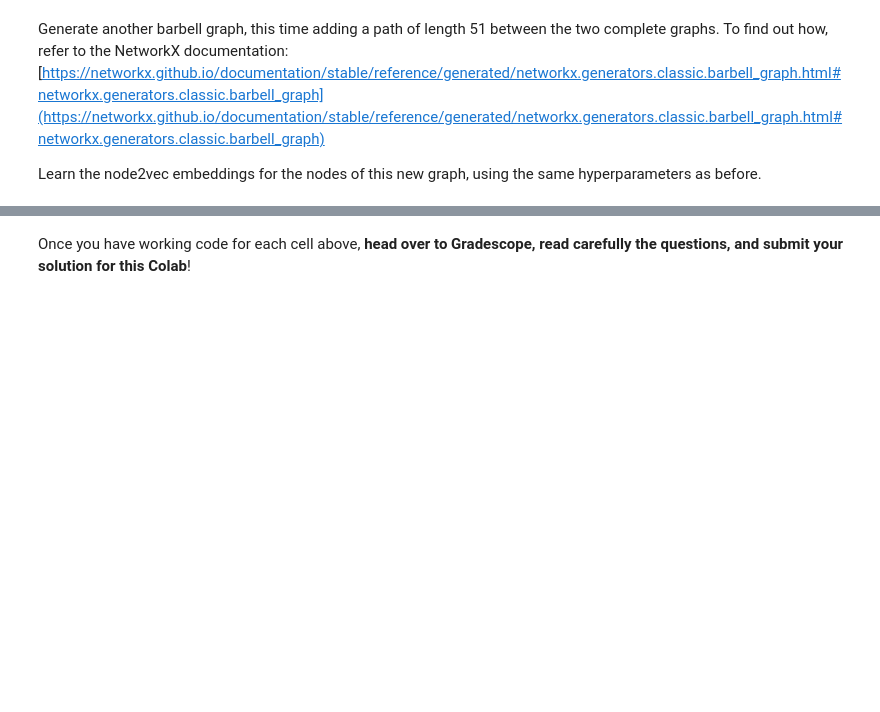
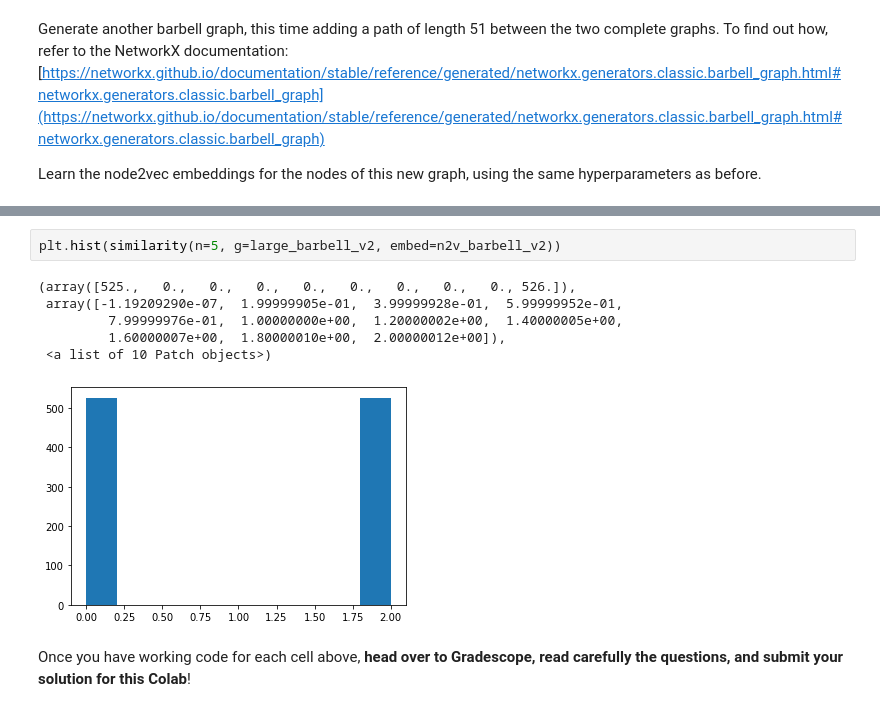
Before and after one commit to lnodin/mining-massive-datasets, a Jupyter notebook: CS246_Colab_6.ipynb, the cells around one changed output, grey strips where cells are left out. Cells and saved outputs as stored; diff of their text form; blank space fills up the shorter version.

```diff
--- a/CS246_Colab_6.ipynb
+++ b/CS246_Colab_6.ipynb
@@ -112,2 +201,11 @@ Learn the node2vec embeddings for the nodes of this new graph, using the same hy
+# %%
+plt.hist(similarity(n=5, g=large_barbell_v2, embed=n2v_barbell_v2))
+# %% [output]
+(array([525.,   0.,   0.,   0.,   0.,   0.,   0.,   0.,   0., 526.]),
+ array([-1.19209290e-07,  1.99999905e-01,  3.99999928e-01,  5.99999952e-01,
+         7.99999976e-01,  1.00000000e+00,  1.20000002e+00,  1.40000005e+00,
+         1.60000007e+00,  1.80000010e+00,  2.00000012e+00]),
+ <a list of 10 Patch objects>)
+[figure, added]
 # %% [markdown]
 Once you have working code for each cell above, **head over to Gradescope, read carefully the questions, and submit your solution for this Colab**!
```
Also changed, not shown: parts of 12 cells of this notebook.
